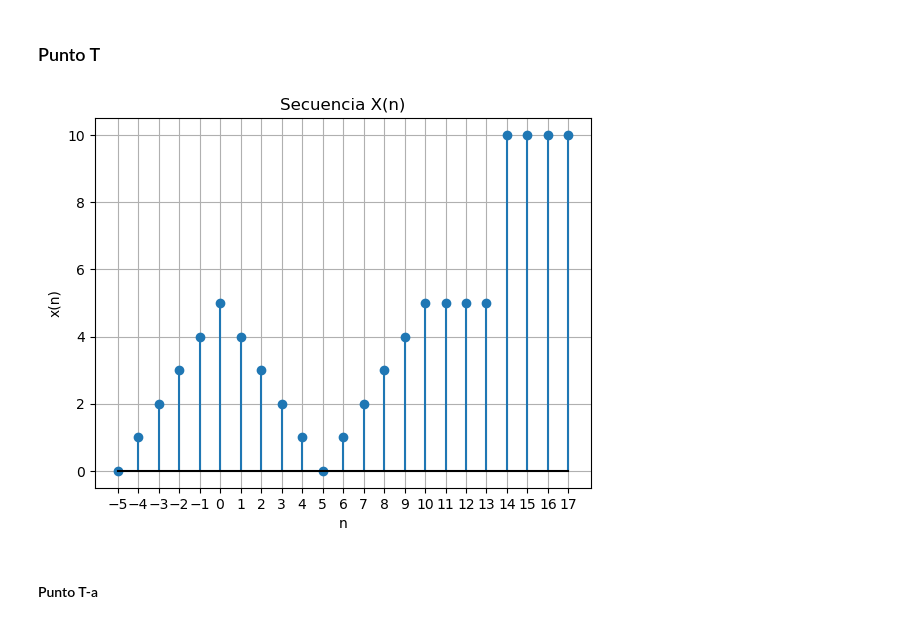
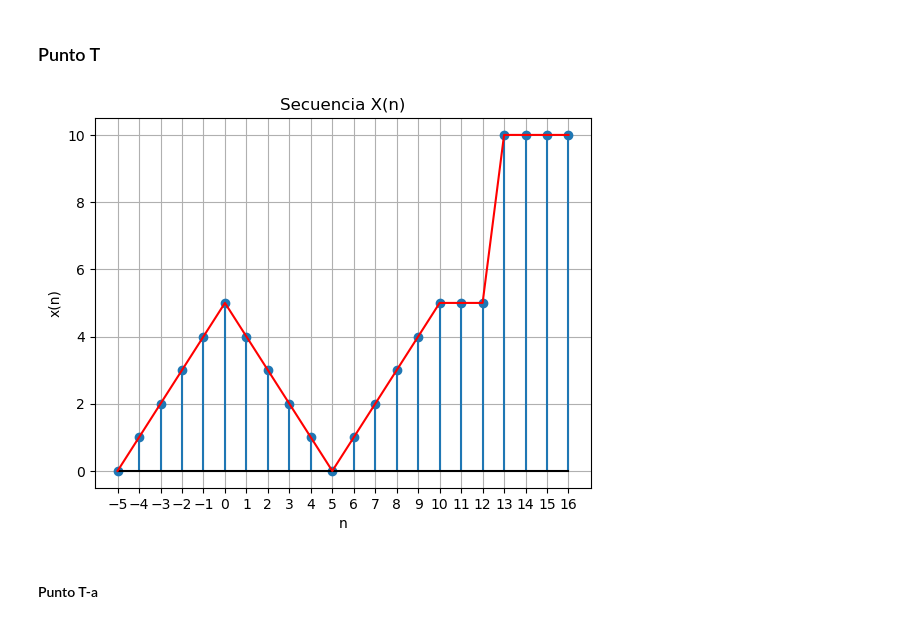
Before and after one commit to Lauren0407/Biosenales-LaurenCordero-AlmaOlea, a Jupyter notebook: Practica_01_Python/Taller1.ipynb, the cells around one changed output. Saved outputs shown, nothing was run; the diff lists cells and outputs as text; code cells hidden in the pictures.

Commit message:
punto T terminado

```diff
--- a/Practica_01_Python/Taller1.ipynb
+++ b/Practica_01_Python/Taller1.ipynb
@@ -310,31 +310,34 @@ plt.show()
 [figure]
 # %% [markdown]
 ### Punto T
-# %%
-#  Crear los bloques
-# para obtener la secuencia  𝑥(𝑛) = {0,1,2,3,4,5 ̂,4,3,2,1,0,1,2,3,4,5,5,5,5,10,10,10,10}
-bloque_1 = np.arange(0, 6)       # Genera: [0, 1, 2, 3, 4, 5]
-bloque_2 = np.arange(4, -1, -1)  # Genera: [4, 3, 2, 1, 0] (El -1 al final indica que va hacia atrás)
-bloque_3 = np.arange(1, 5)       # Genera: [1, 2, 3, 4]
-bloque_4 = np.ones(4) * 5        # Genera: [5, 5, 5, 5]
-bloque_5 = np.ones(4) * 10       # Genera: [10, 10, 10, 10]
-
-# unimos todas las listas en una sola secuencia larga
-x_n = np.concatenate((bloque_1, bloque_2, bloque_3, bloque_4, bloque_5))
-
-# Crear el vector de tiempo (n)
-# Como hay 5 datos antes del "origen", empezamos en -5 y terminamos en -5 más la cantidad total de datos que tenemos
-n = np.arange(-5, -5 + len(x))
-
-# Grafica
-plt.stem(n, x_n, basefmt="black") # stem() para funciones discretas
-plt.title('Secuencia X(n)')
-plt.xlabel('n')
-plt.ylabel('x(n)')
-plt.xticks(np.arange(min(n), max(n)+1, 1)) # Marcas en el eje X de 1 en 1, para visualizar mejor la secuencia
-plt.grid()
-plt.show()
-# %% [output]
-[figure, removed]
+# %%
+# Definimos la secuencia x(n)
+x = np.array([0, 1, 2, 3, 4, 5, 4, 3, 2, 1, 0,
+              1, 2, 3, 4, 5, 5, 5, 10, 10, 10, 10])
+
+nx = np.arange(-5,17) # para que n=0 coincidad con el 5*
+
+# Función para obtener x(n)
+def x_func(n, n0,x):
+    resultado = np.zeros(len(n)) # creamos un vector de ceros de tamaño n
+
+    i = (n >= n0.min()) & (n <= n0.max()) # identificamos si (n) está dentro del rango estipulado (n0)
+
+    resultado[i] = x[n[i]-n0.min()] # toma los indices validos (i) y los convierte esos valores de x en sus posiciones de correspondiente
+    # en otras palabras, i decide CUÁLES índices sirven, y n[i] - n0.min() decide EN QUÉ POSICIÓN de x está cada uno.
+    return resultado
+
+
+# Grafica
+plt.stem(nx, x, markerfmt='o', basefmt="black") # stem() para funciones discretas
+plt.plot(nx, x, 'r-') # unimos los puntos, para que nos ayude a visualizar mejor la secuencia
+plt.title('Secuencia X(n)')
+plt.xlabel('n')
+plt.ylabel('x(n)')
+plt.xticks(np.arange(min(nx), max(nx)+1, 1)) # Marcas en el eje X de 1 en 1, para visualizar mejor la secuencia
+plt.grid()
+plt.show()
+# %% [output]
+[figure, added]
 # %% [markdown]
 #### Punto T-a
```
Also changed, not shown: parts of 2 cells of this notebook.
